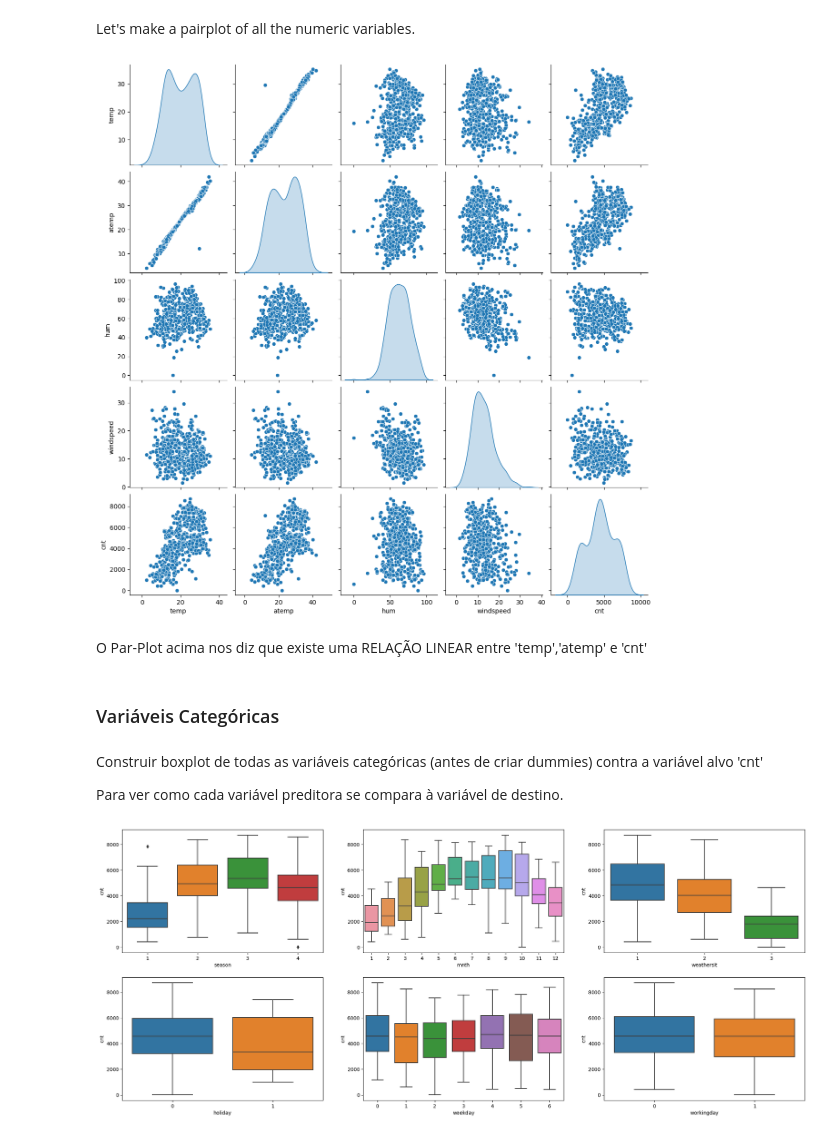
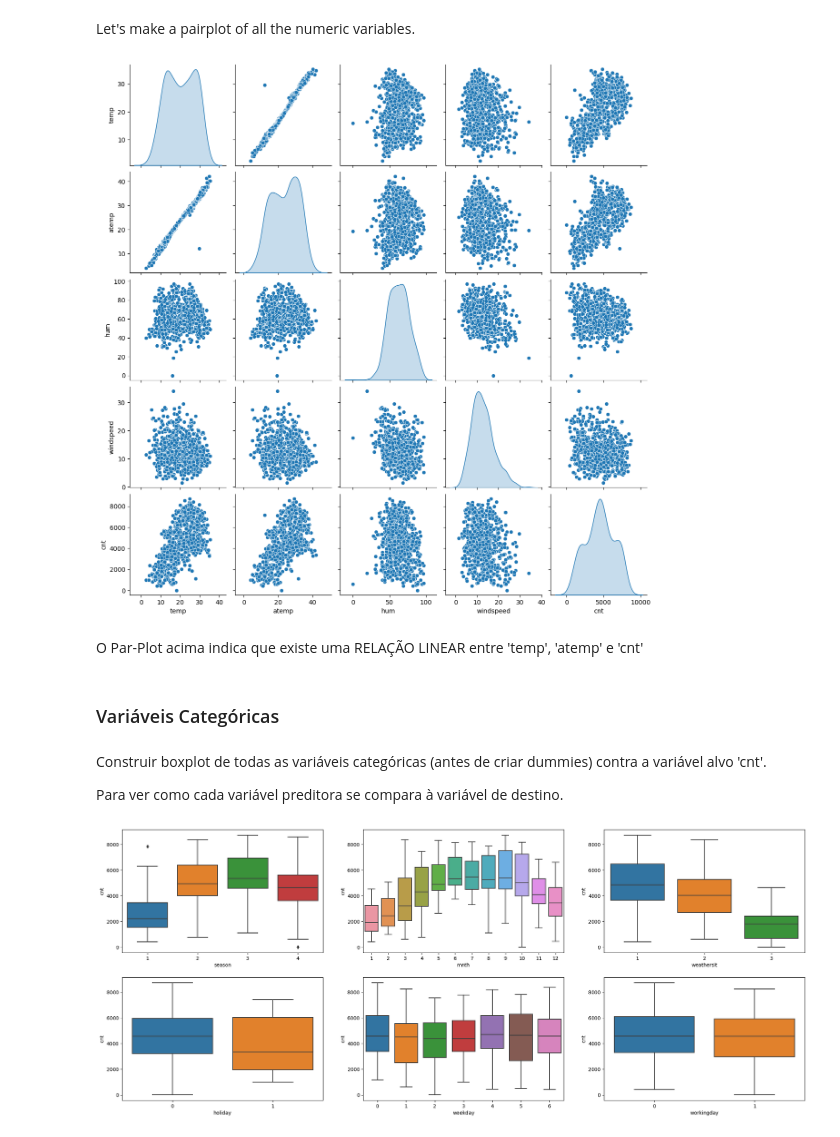
Before and after one commit to FabricioVenturim/linear_regression, a Jupyter notebook: trabalho.ipynb, the cells around one changed output. Cells and saved outputs as stored; diff of their text form; code cells hidden in the pictures.

```diff
--- a/trabalho.ipynb
+++ b/trabalho.ipynb
@@ -150,4 +151,5 @@ Como essa variáveis são categóricas, vamos mudar o seu tipo:
 # %%
+bike['yr']=bike['yr'].astype('category')
 bike['season']=bike['season'].astype('category')
 bike['weathersit']=bike['weathersit'].astype('category')
 bike['mnth']=bike['mnth'].astype('category')
@@ -277,18 +273,18 @@ Let's make a pairplot of all the numeric variables.
 # %%
 # Cria um novo dataframe apenas com variáveis numéricas:
 
-bike_num=df_train[[ 'temp', 'atemp', 'hum', 'windspeed','cnt']]
+bike_num = bike_new[[ 'temp', 'atemp', 'hum', 'windspeed','cnt']]
 
 sns.pairplot(bike_num, diag_kind='kde')
 plt.show()
 # %% [output]
-[figure, old version]
+[figure, new version]
 # %% [markdown]
-O Par-Plot acima nos diz que existe uma RELAÇÃO LINEAR entre 'temp','atemp' e 'cnt'
+O Par-Plot acima indica que existe uma RELAÇÃO LINEAR entre 'temp', 'atemp' e 'cnt'
 # %% [markdown]
 ### Variáveis Categóricas
 # %% [markdown]
-Construir boxplot de todas as variáveis categóricas (antes de criar dummies) contra a variável alvo 'cnt'
+Construir boxplot de todas as variáveis categóricas (antes de criar dummies) contra a variável alvo 'cnt'.
 
 Para ver como cada variável preditora se compara à variável de destino.
 # %%
```
Also changed, not shown: parts of 49 cells of this notebook.
